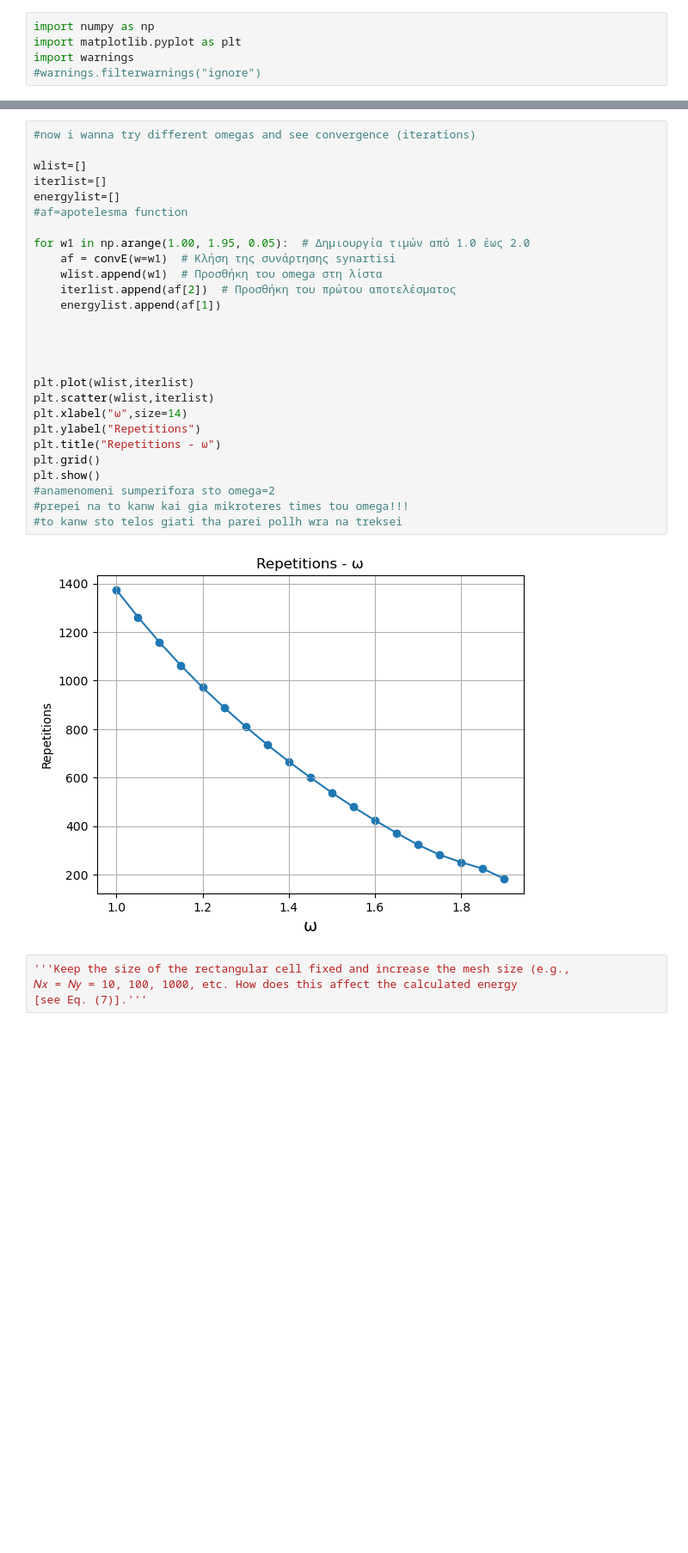
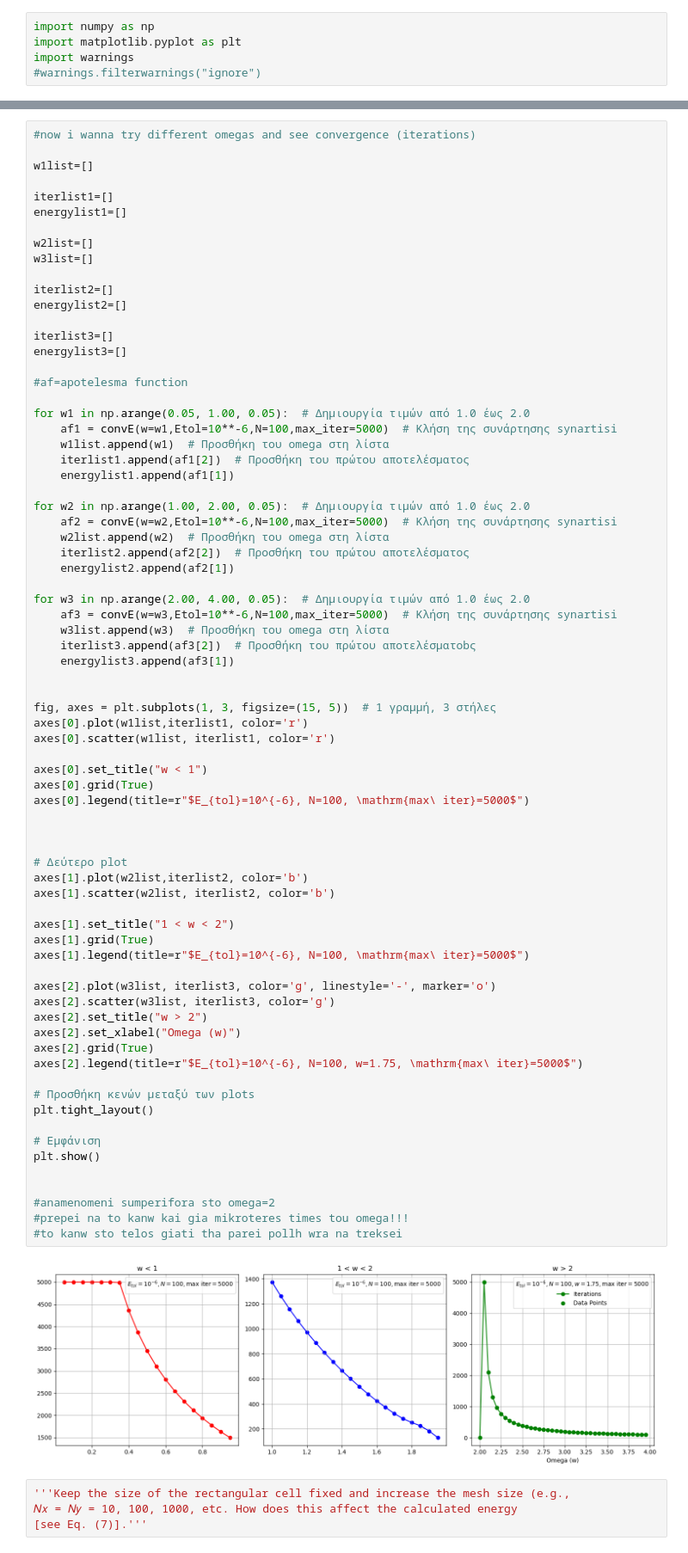
Before and after one commit to VeganSouvlaki/CP, a Jupyter notebook: ΠΡΟΤΖΕΚΤ.ipynb, the cells around one changed output, grey strips where cells are left out. Shown at 86% size. Drawn from its saved outputs; the diff is of its cells as text; blank space fills up the shorter version.

```diff
--- a/ΠΡΟΤΖΕΚΤ.ipynb
+++ b/ΠΡΟΤΖΕΚΤ.ipynb
@@ -73,32 +84,78 @@ plt.show()
 # %%
 #now i wanna try different omegas and see convergence (iterations)
 
-wlist=[]
-iterlist=[]
-energylist=[]
+w1list=[]
+
+iterlist1=[]
+energylist1=[]
+
+w2list=[]
+w3list=[]
+
+iterlist2=[]
+energylist2=[]
+
+iterlist3=[]
+energylist3=[]
+
 #af=apotelesma function
 
-for w1 in np.arange(1.00, 1.95, 0.05):  # Δημιουργία τιμών από 1.0 έως 2.0
-    af = convE(w=w1)  # Κλήση της συνάρτησης synartisi
-    wlist.append(w1)  # Προσθήκη του omega στη λίστα
-    iterlist.append(af[2])  # Προσθήκη του πρώτου αποτελέσματος
-    energylist.append(af[1])
+for w1 in np.arange(0.05, 1.00, 0.05):  # Δημιουργία τιμών από 1.0 έως 2.0
+    af1 = convE(w=w1,Etol=10**-6,N=100,max_iter=5000)  # Κλήση της συνάρτησης synartisi
+    w1list.append(w1)  # Προσθήκη του omega στη λίστα
+    iterlist1.append(af1[2])  # Προσθήκη του πρώτου αποτελέσματος
+    energylist1.append(af1[1])
+
+for w2 in np.arange(1.00, 2.00, 0.05):  # Δημιουργία τιμών από 1.0 έως 2.0
+    af2 = convE(w=w2,Etol=10**-6,N=100,max_iter=5000)  # Κλήση της συνάρτησης synartisi
+    w2list.append(w2)  # Προσθήκη του omega στη λίστα
+    iterlist2.append(af2[2])  # Προσθήκη του πρώτου αποτελέσματος
+    energylist2.append(af2[1])
+
+for w3 in np.arange(2.00, 4.00, 0.05):  # Δημιουργία τιμών από 1.0 έως 2.0
+    af3 = convE(w=w3,Etol=10**-6,N=100,max_iter=5000)  # Κλήση της συνάρτησης synartisi
+    w3list.append(w3)  # Προσθήκη του omega στη λίστα
+    iterlist3.append(af3[2])  # Προσθήκη του πρώτου αποτελέσματοbς
+    energylist3.append(af3[1])
+
+
+fig, axes = plt.subplots(1, 3, figsize=(15, 5))  # 1 γραμμή, 3 στήλες
+axes[0].plot(w1list,iterlist1, color='r')
+axes[0].scatter(w1list, iterlist1, color='r')
+
+axes[0].set_title("w < 1")
+axes[0].grid(True)
+axes[0].legend(title=r"$E_{tol}=10^{-6}, N=100, \mathrm{max\ iter}=5000$")
 
 
 
+# Δεύτερο plot
+axes[1].plot(w2list,iterlist2, color='b')
+axes[1].scatter(w2list, iterlist2, color='b')
 
-plt.plot(wlist,iterlist)
-plt.scatter(wlist,iterlist)
-plt.xlabel("ω",size=14)
-plt.ylabel("Repetitions")
-plt.title("Repetitions - ω")
-plt.grid()
+axes[1].set_title("1 < w < 2")
+axes[1].grid(True)
+axes[1].legend(title=r"$E_{tol}=10^{-6}, N=100, \mathrm{max\ iter}=5000$")
+
+axes[2].plot(w3list, iterlist3, color='g', linestyle='-', marker='o')
+axes[2].scatter(w3list, iterlist3, color='g')
+axes[2].set_title("w > 2")
+axes[2].set_xlabel("Omega (w)")
+axes[2].grid(True)
+axes[2].legend(title=r"$E_{tol}=10^{-6}, N=100, w=1.75, \mathrm{max\ iter}=5000$")
+
+# Προσθήκη κενών μεταξύ των plots
+plt.tight_layout()
+
+# Εμφάνιση
 plt.show()
+
+
 #anamenomeni sumperifora sto omega=2
 #prepei na to kanw kai gia mikroteres times tou omega!!!
 #to kanw sto telos giati tha parei pollh wra na treksei
 # %% [output]
-[figure, old version]
+[figure, new version]
 # %%
 '''Keep the size of the rectangular cell fixed and increase the mesh size (e.g.,
 𝑁𝑥 = 𝑁𝑦 = 10, 100, 1000, etc. How does this affect the calculated energy
```
Also changed, not shown: parts of 8 cells of this notebook.
